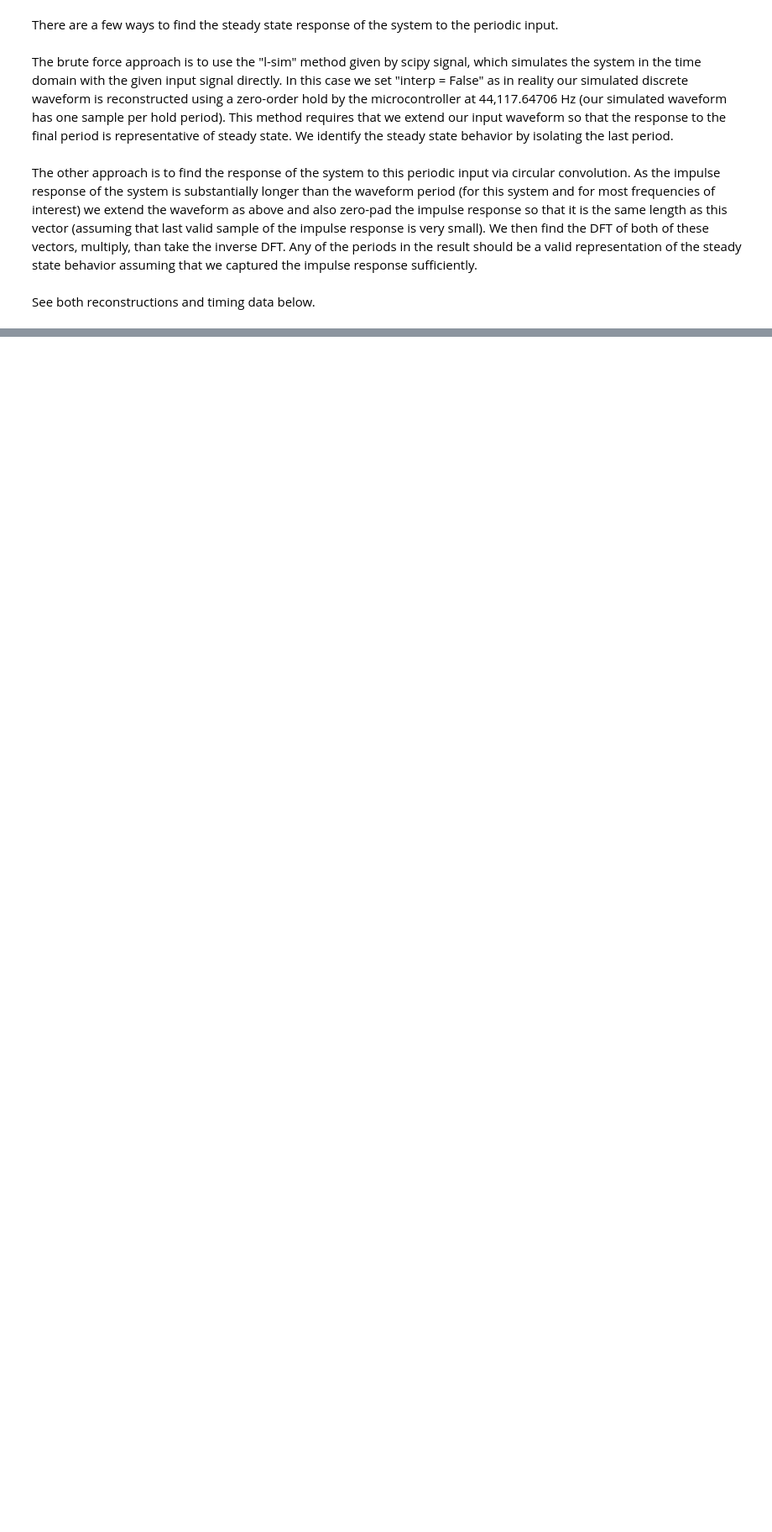
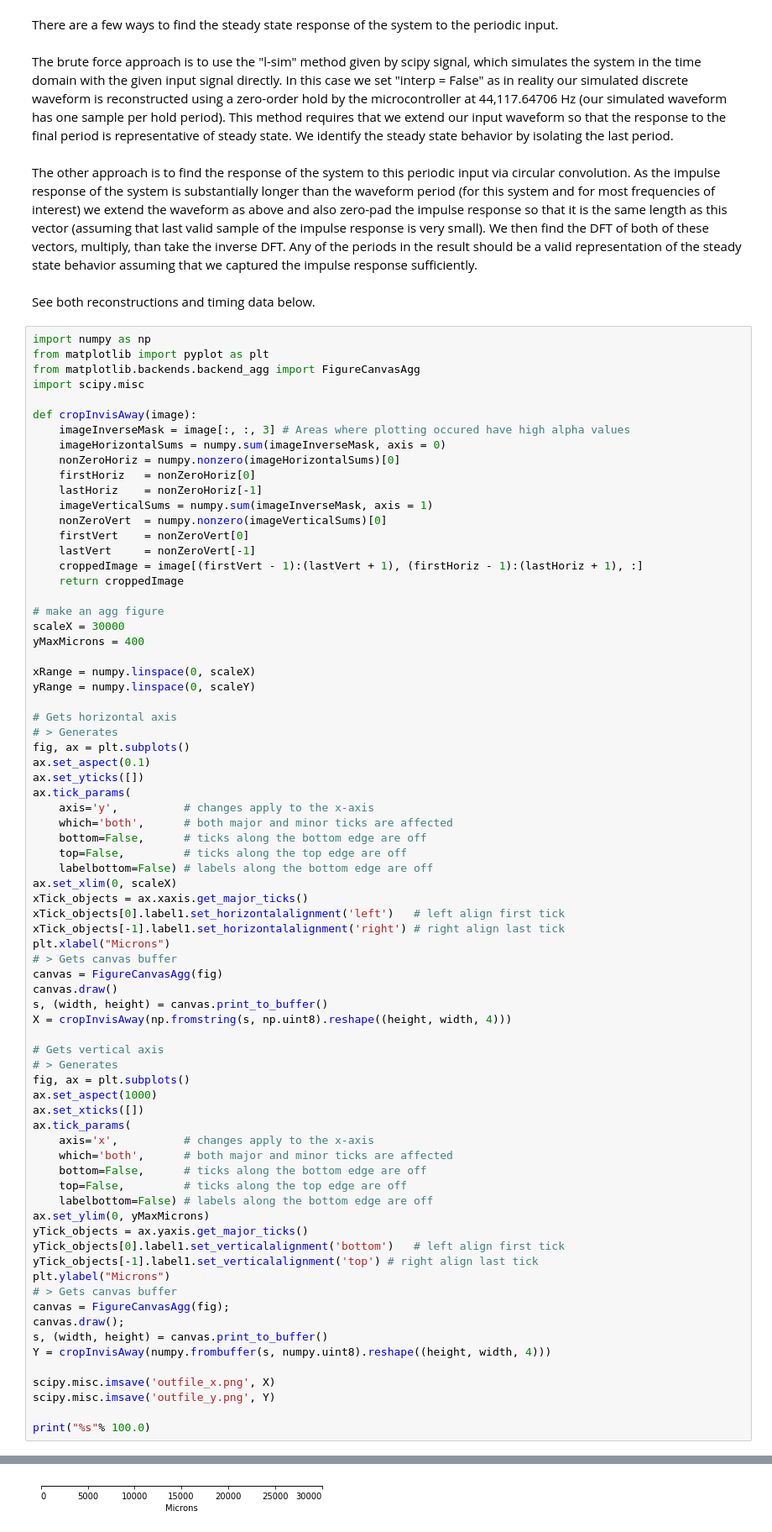
Before and after one commit to Eblanken/Prakash_AWESEM, a Jupyter notebook: Version 2.0/Demos/LTIReconstruction/DEMO_LTIReconstruction.ipynb, the cells around one changed output, grey strips where cells are left out. Shown at 84% size. Drawn from its saved outputs; the diff is of its cells as text; blank space fills up the shorter version.

Commit message:
First version of axis graphics works

```diff
--- a/Version 2.0/Demos/LTIReconstruction/DEMO_LTIReconstruction.ipynb
+++ b/Version 2.0/Demos/LTIReconstruction/DEMO_LTIReconstruction.ipynb
@@ -134,3 +134,78 @@ The other approach is to find the response of the system to this periodic input
 <br>
 <br>
 See both reconstructions and timing data below.
+# %%
+import numpy as np
+from matplotlib import pyplot as plt
+from matplotlib.backends.backend_agg import FigureCanvasAgg
+import scipy.misc
+
+def cropInvisAway(image):
+    imageInverseMask = image[:, :, 3] # Areas where plotting occured have high alpha values
+    imageHorizontalSums = numpy.sum(imageInverseMask, axis = 0)
+    nonZeroHoriz = numpy.nonzero(imageHorizontalSums)[0]
+    firstHoriz   = nonZeroHoriz[0]
+    lastHoriz    = nonZeroHoriz[-1]
+    imageVerticalSums = numpy.sum(imageInverseMask, axis = 1)
+    nonZeroVert  = numpy.nonzero(imageVerticalSums)[0]
+    firstVert    = nonZeroVert[0]
+    lastVert     = nonZeroVert[-1]
+    croppedImage = image[(firstVert - 1):(lastVert + 1), (firstHoriz - 1):(lastHoriz + 1), :]
+    return croppedImage
+
+# make an agg figure
+scaleX = 30000
+yMaxMicrons = 400
+
+xRange = numpy.linspace(0, scaleX)
+yRange = numpy.linspace(0, scaleY)
+
+# Gets horizontal axis
+# > Generates
+fig, ax = plt.subplots()
+ax.set_aspect(0.1)
+ax.set_yticks([])
+ax.tick_params(
+    axis='y',          # changes apply to the x-axis
+    which='both',      # both major and minor ticks are affected
+    bottom=False,      # ticks along the bottom edge are off
+    top=False,         # ticks along the top edge are off
+    labelbottom=False) # labels along the bottom edge are off
+ax.set_xlim(0, scaleX)
+xTick_objects = ax.xaxis.get_major_ticks()
+xTick_objects[0].label1.set_horizontalalignment('left')   # left align first tick
+xTick_objects[-1].label1.set_horizontalalignment('right') # right align last tick
+plt.xlabel("Microns")
+# > Gets canvas buffer
+canvas = FigureCanvasAgg(fig)
+canvas.draw()
+s, (width, height) = canvas.print_to_buffer()
+X = cropInvisAway(np.fromstring(s, np.uint8).reshape((height, width, 4)))
+
+# Gets vertical axis
+# > Generates
+fig, ax = plt.subplots()
+ax.set_aspect(1000)
+ax.set_xticks([])
+ax.tick_params(
+    axis='x',          # changes apply to the x-axis
+    which='both',      # both major and minor ticks are affected
+    bottom=False,      # ticks along the bottom edge are off
+    top=False,         # ticks along the top edge are off
+    labelbottom=False) # labels along the bottom edge are off
+ax.set_ylim(0, yMaxMicrons)
+yTick_objects = ax.yaxis.get_major_ticks()
+yTick_objects[0].label1.set_verticalalignment('bottom')   # left align first tick
+yTick_objects[-1].label1.set_verticalalignment('top') # right align last tick
+plt.ylabel("Microns")
+# > Gets canvas buffer
+canvas = FigureCanvasAgg(fig);
+canvas.draw();
+s, (width, height) = canvas.print_to_buffer()
+Y = cropInvisAway(numpy.frombuffer(s, numpy.uint8).reshape((height, width, 4)))
+
+scipy.misc.imsave('outfile_x.png', X)
+scipy.misc.imsave('outfile_y.png', Y)
+
+print("%s"% 100.0)
+# %% [output]
@@ -136,0 +217 @@ See both reconstructions and timing data below.
+[figure, added]
```
Also changed, not shown: parts of 1 cell of this notebook, 18 other files.
